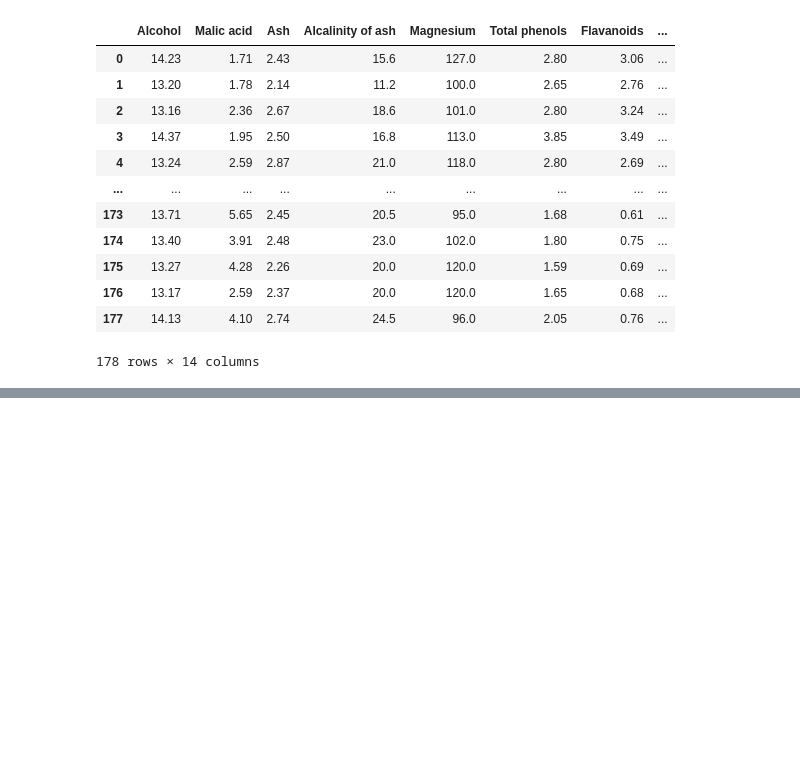
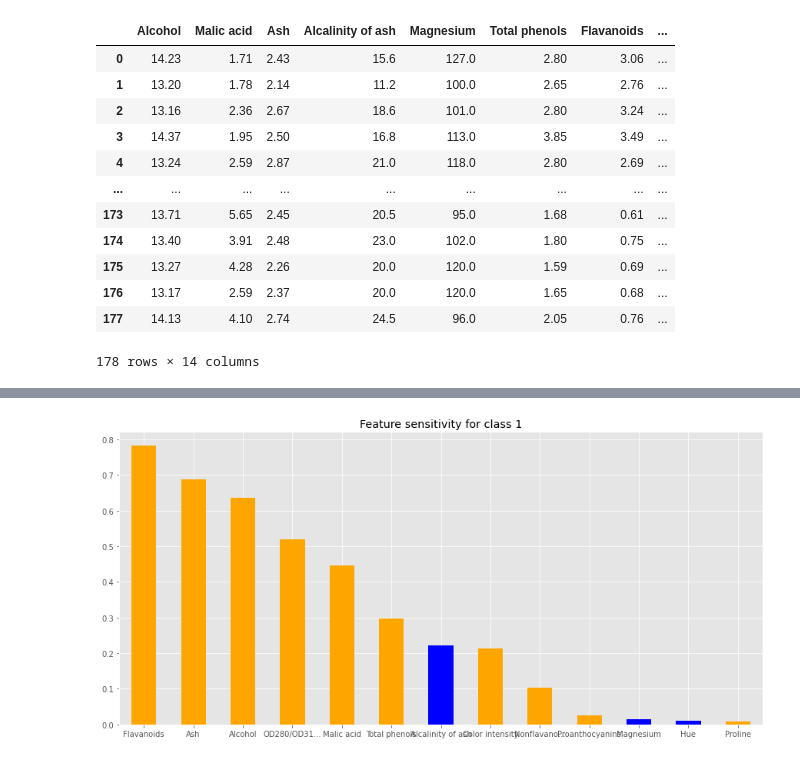
Before and after one commit to marksverdhei/explainable_machine_learning_workshop, a Jupyter notebook: Explainable_machine_learning.ipynb, the cells around one changed output, grey strips where cells are left out. Drawn from its saved outputs; the diff is of its cells as text; code cells hidden in the pictures; blank space fills up the shorter version.

```diff
--- a/Explainable_machine_learning.ipynb
+++ b/Explainable_machine_learning.ipynb
@@ -165,3 +97,0 @@ X_test = vectorizer.transform(corpus_test).toarray()
-# %%
-model = sklearn.linear_model.LogisticRegression(penalty="l2", C=0.1)
-model.fit(X_train, y_train)
@@ -178,0 +98,26 @@ print(corpus_test[ind])
+# %%
+def sort_col_coef(cols, coefs) -> pd.Series:
+    """Takes in data attributes with corresponding model coefficients
+    And sorts them both according to absolute values of coefficients"""
+    cols = np.asarray(cols)
+    perm = np.argsort(-np.abs(coefs))
+    return cols[perm], coefs[perm]
+
+sort_col_coef(wine_dataset.columns, lr.coef_[0])
+
+def plot_feature_importance(class_index, figsize=(18, 8)):
+    cols, coefs = wine_dataset.columns, lr.coef_[class_index]
+    cols, coefs = sort_col_coef(cols, coefs)
+    colors = ['orange' if i > 0 else 'blue' for i in coefs]
+    coefs = np.abs(coefs)
+    coef_series = pd.Series(coefs, index=(i[:10]+"..." if len(i) > 18 else i for i in cols))
+    coef_series.plot.bar(
+        title=f'Feature sensitivity for class {lr.classes_[class_index]}',
+        color=colors,
+        figsize=figsize,
+        rot=0
+    )
+
+plot_feature_importance(0, figsize=(15, 7))
+# %% [output]
+[figure, added]
```
Also changed, not shown: parts of 57 cells of this notebook, 5 other files.
